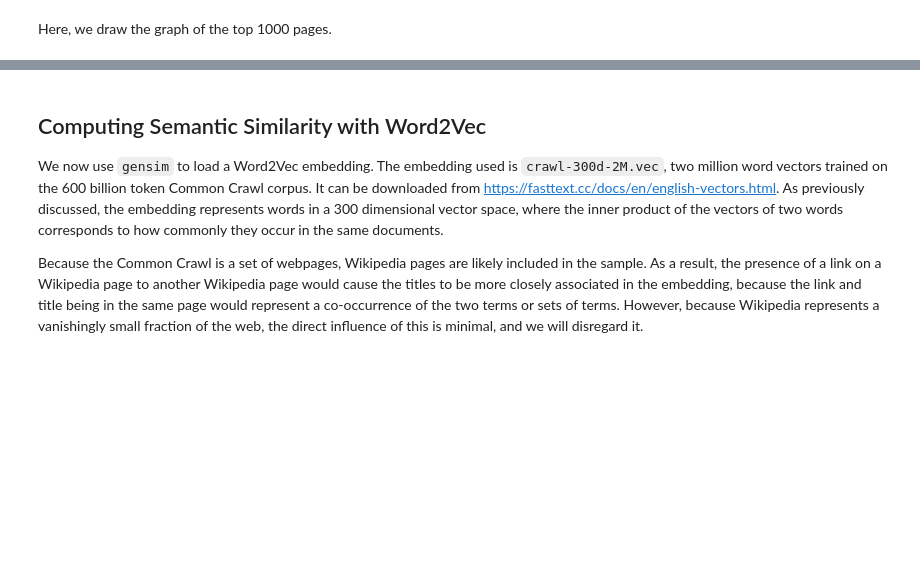
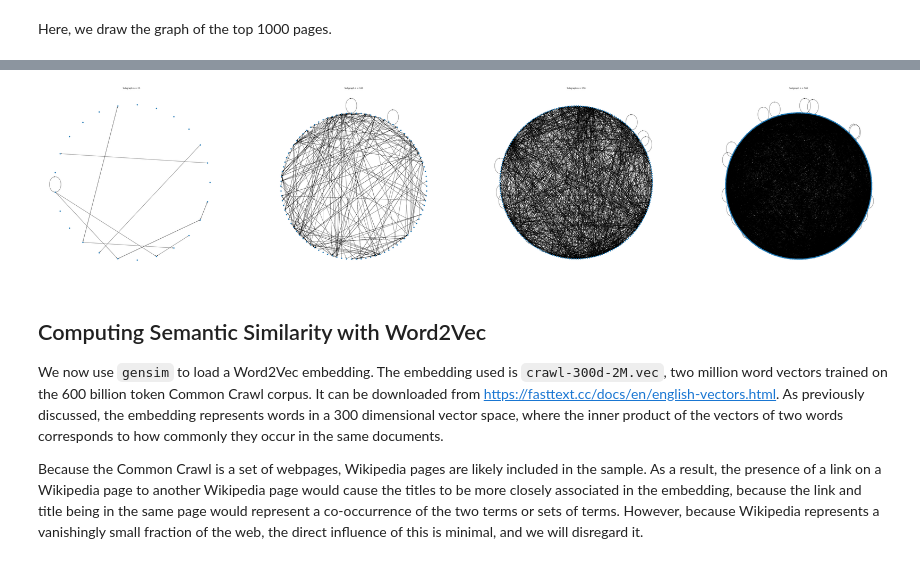
Before and after one commit to landrumb/WikiSimilarity, a Jupyter notebook: main.ipynb, the cells around one changed output, grey strips where cells are left out. Saved outputs shown, nothing was run; the diff lists cells and outputs as text; code cells hidden in the pictures; blank space fills up the shorter version.

```diff
--- a/main.ipynb
+++ b/main.ipynb
@@ -287,32 +292,28 @@ Here, we draw the graph of the top 1000 pages.
 # %%
-nodes = np.array(G.nodes)
-sub_nodes = np.random.choice(nodes, size = 100)
-SG = G.subgraph(sub_nodes)
+subgraph_sizes = [25, 100, 250, 500]
 
-fig, ax = plt.subplots(figsize=(20, 20))
+# get some axes for our graphs
+fig, axes = plt.subplots(1, len(subgraph_sizes), figsize=(90, 20))
 
-nodes = (SG.nodes)
-N_nodes = SG.number_of_nodes()
+for ax, subgraph_size in zip(axes, subgraph_sizes):
+  # build subgraph
+  nodes = np.array(G.nodes)
+  sub_nodes = np.random.choice(nodes, size = subgraph_size)
 
-pos = nx.circular_layout(SG)
+  SG = G.subgraph(sub_nodes)
 
-# Setting up the text by using node position
-texts=[
-  plt.text(
-    pos[node][0],
-    pos[node][1],
-    str(node),
-    rotation=(i/N_nodes)*360,
-    fontsize=10,horizontalalignment='center',
-    verticalalignment='center'
-  )
+  nodes = (SG.nodes)
+  N_nodes = SG.number_of_nodes()
 
-  for i, node in enumerate(nodes)
-]
+  pos = nx.circular_layout(SG)
 
-nx.draw(SG, pos=pos, arrows=True, node_size=50, linewidths=0.6, ax=ax)
-ax.set_aspect('equal')
+  nx.draw(SG, pos=pos, arrows=True, node_size=50, linewidths=0.6, ax=ax)
+  ax.set_aspect('equal')
+  ax.set_title(f"Subgraph n = {subgraph_size}")
+
 plt.show()
+# %% [output]
+[figure, added]
 # %% [markdown]
 ## Computing Semantic Similarity with Word2Vec
 
```
Also changed, not shown: parts of 17 cells of this notebook, 1 other file.
